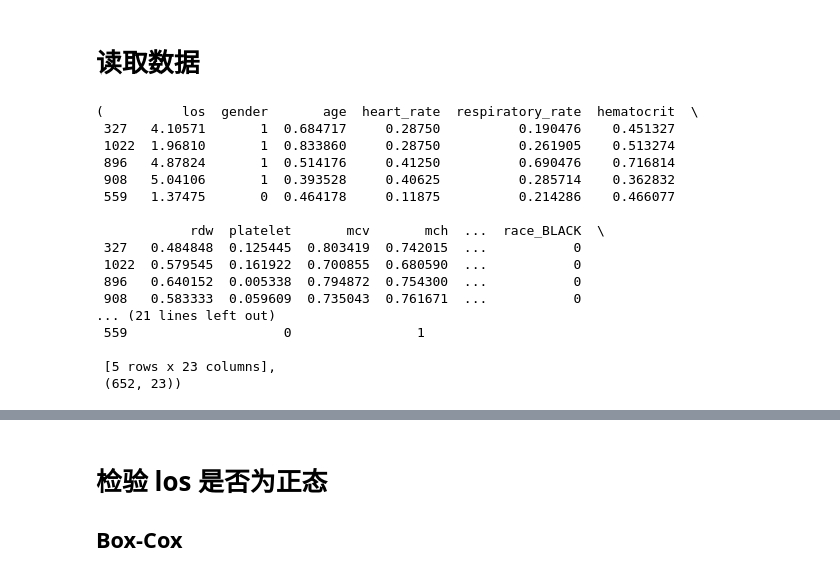
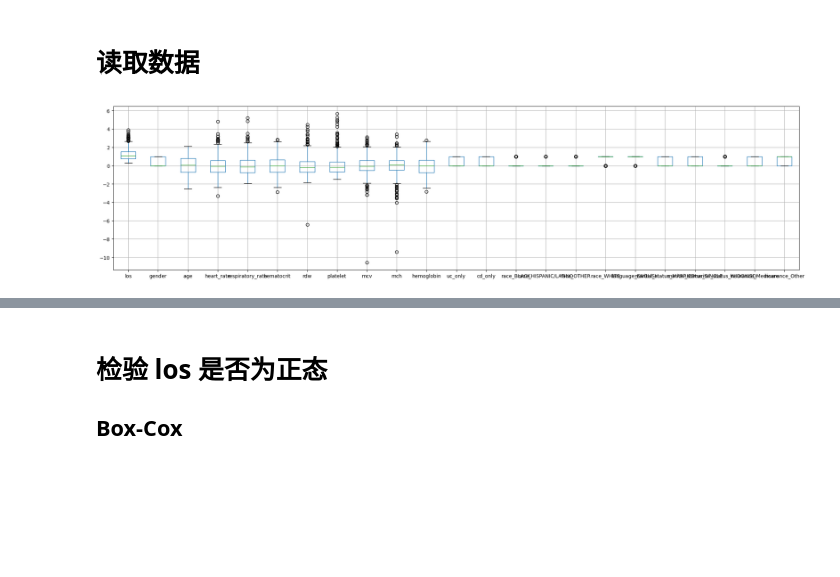
Before and after one commit to sitdownkevin/IBD-EDA, a Jupyter notebook: aes/aes_2024_statistics.ipynb, the cells around one changed output, grey strips where cells are left out. Drawn from its saved outputs; the diff is of its cells as text; code cells hidden in the pictures; blank space fills up the shorter version.

```diff
--- a/aes/aes_2024_statistics.ipynb
+++ b/aes/aes_2024_statistics.ipynb
@@ -7,24 +7,10 @@ import numpy as np
 # %% [markdown]
 # 读取数据
 # %%
-data = pd.read_csv('./data_processed/data.csv', index_col=0)
+data = pd.read_csv('./data_processed/data_norm_log.csv', index_col=0)
 
-data.head(), data.shape
+plt.figure(figsize=(25, 6))
+data.boxplot()
+plt.show()
 # %% [output]
-(          los  gender       age  heart_rate  respiratory_rate  hematocrit  \
- 327   4.10571       1  0.684717     0.28750          0.190476    0.451327
- 1022  1.96810       1  0.833860     0.28750          0.261905    0.513274
- 896   4.87824       1  0.514176     0.41250          0.690476    0.716814
- 908   5.04106       1  0.393528     0.40625          0.285714    0.362832
- 559   1.37475       0  0.464178     0.11875          0.214286    0.466077
-
-            rdw  platelet       mcv       mch  ...  race_BLACK  \
- 327   0.484848  0.125445  0.803419  0.742015  ...           0
- 1022  0.579545  0.161922  0.700855  0.680590  ...           0
- 896   0.640152  0.005338  0.794872  0.754300  ...           0
- 908   0.583333  0.059609  0.735043  0.761671  ...           0
-... (21 lines left out)
- 559                    0                1
-
- [5 rows x 23 columns],
- (652, 23))
+[figure, added]
```
Also changed, not shown: parts of 1 cell of this notebook, 8 other files.
